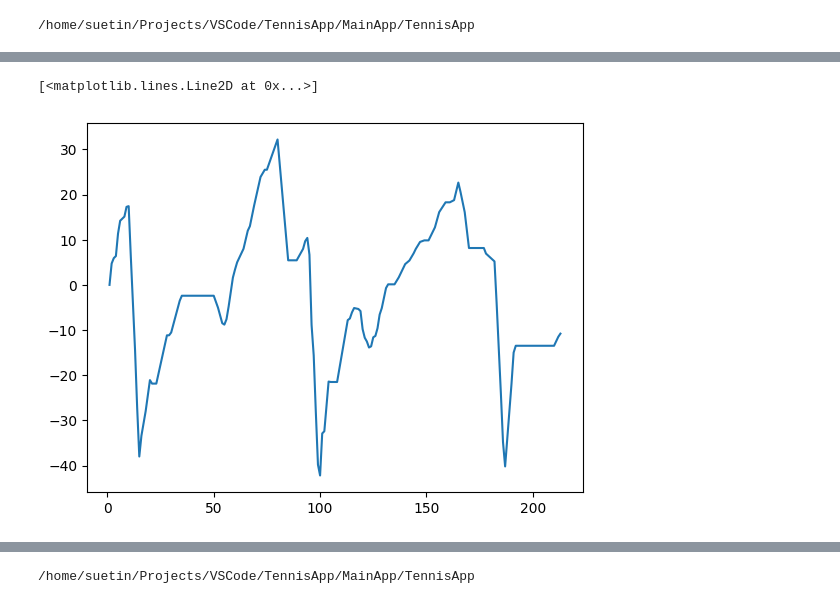
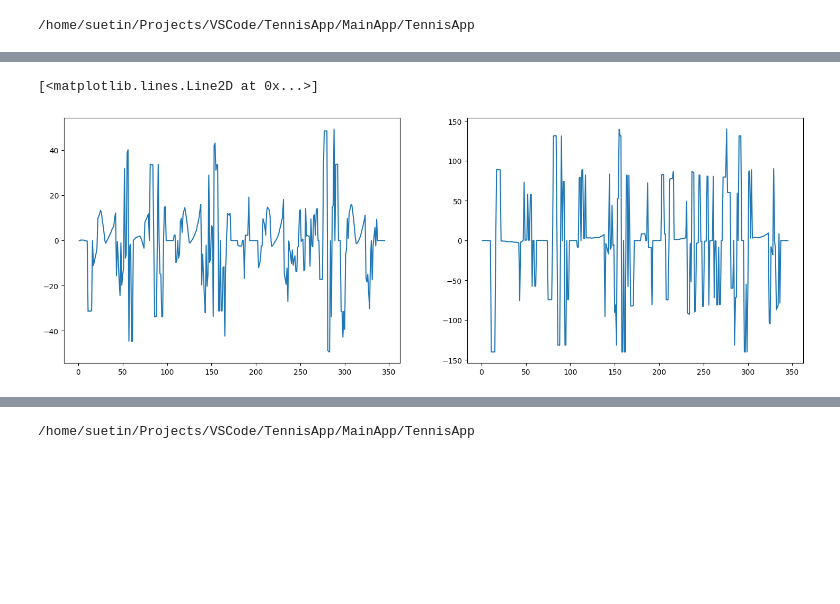
Before and after one commit to Nickolays/TennisApp, a Jupyter notebook: notebooks/ball_analysis.ipynb, the cells around one changed output, grey strips where cells are left out. Drawn from its saved outputs; the diff is of its cells as text; code cells hidden in the pictures; blank space fills up the shorter version.

```diff
--- a/notebooks/ball_analysis.ipynb
+++ b/notebooks/ball_analysis.ipynb
@@ -62,10 +62,16 @@ plt.plot(df_ball_positions['x_ma'])
-# %%
-df_ball_positions['delta_y'] = df_ball_positions['y_ma'].diff()
-
-plt.plot(df_ball_positions['delta_y'])
-# %% [output]
-[<matplotlib.lines.Line2D at 0x...>]
-[figure, removed]
+# %%
+df_ball_positions['delta_y'] = df_ball_positions['y_ma'].diff()
+df_ball_positions['delta_x'] = df_ball_positions['x_ma'].diff()
+
+
+plt.figure(figsize=(18, 6))
+plt.subplot(1, 2, 1)
+plt.plot(df_ball_positions['delta_y'])
+plt.subplot(1, 2, 2)
+plt.plot(df_ball_positions['delta_x'])
+# %% [output]
+[<matplotlib.lines.Line2D at 0x...>]
+[figure, added]
 # %%
 df_ball_positions['ball_hit'] = 0
 
```
Also changed, not shown: parts of 27 cells of this notebook, 2 other files.
